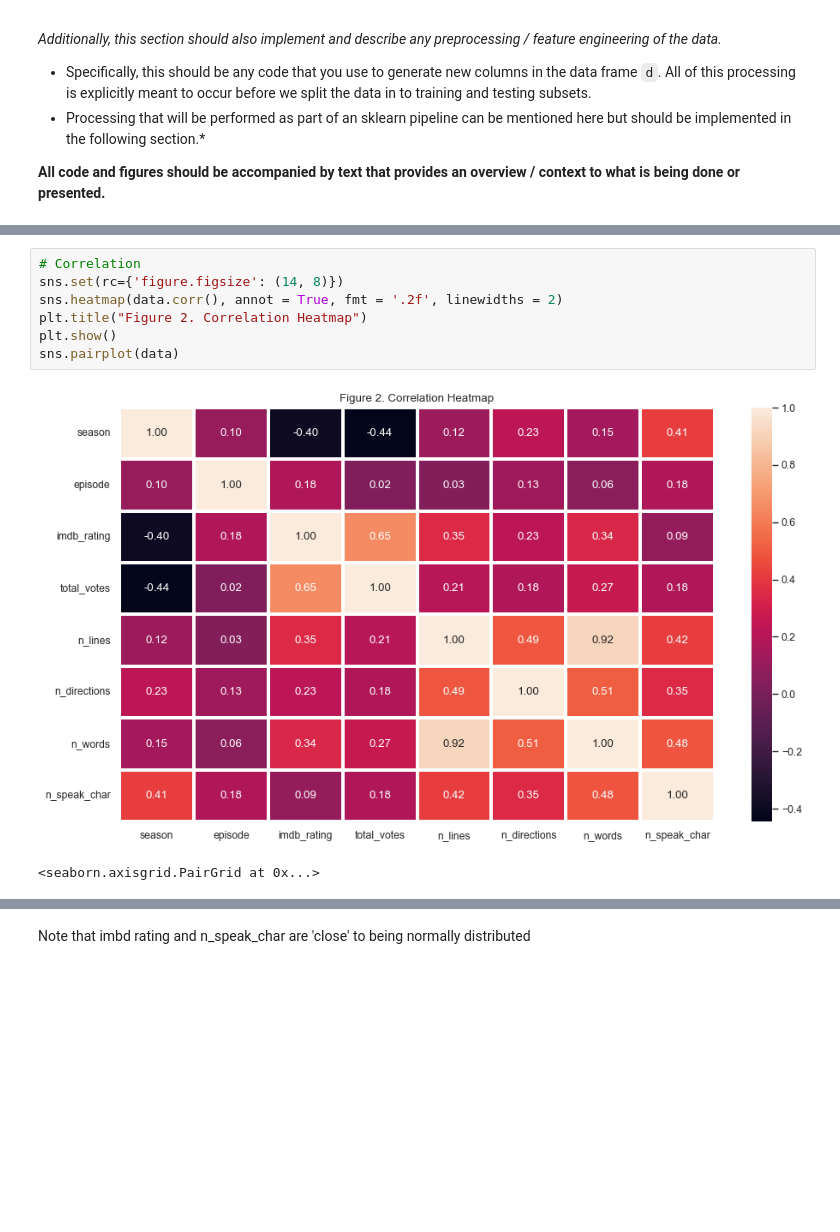
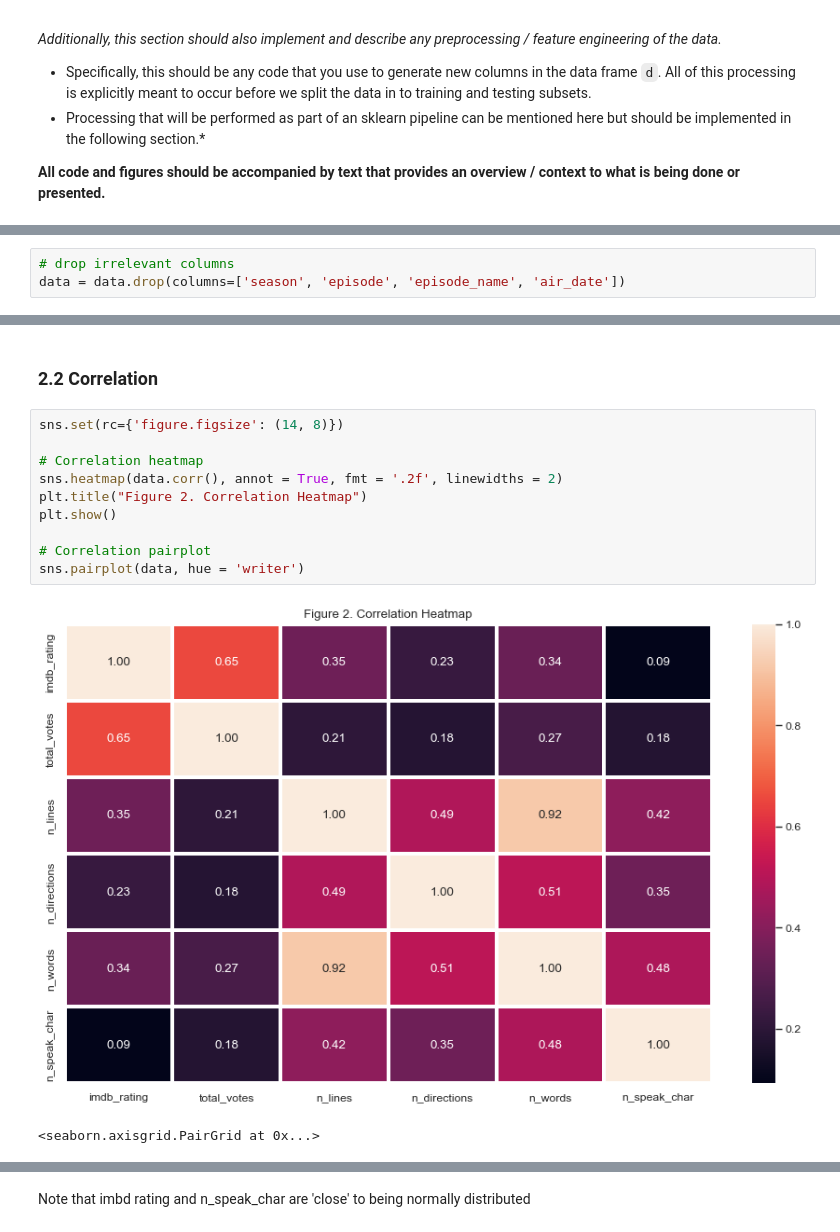
Before and after one commit to aidangarrity/MachineLearningProj1, a Jupyter notebook: project1.ipynb, the cells around one changed output, grey strips where cells are left out. Cells and saved outputs as stored; diff of their text form; blank space fills up the shorter version.

Commit message:
Data Cleaning

```diff
--- a/project1.ipynb
+++ b/project1.ipynb
@@ -99,0 +120,3 @@ We need to remove the seasons, episodes, episode_name and air_date columns becau
+# %%
+# drop irrelevant columns
+data = data.drop(columns=['season', 'episode', 'episode_name', 'air_date'])
@@ -100,10 +138,15 @@ We need to remove the seasons, episodes, episode_name and air_date columns becau
+# %% [markdown]
+### 2.2 Correlation
 # %%
-# Correlation
 sns.set(rc={'figure.figsize': (14, 8)})
+
+# Correlation heatmap
 sns.heatmap(data.corr(), annot = True, fmt = '.2f', linewidths = 2)
 plt.title("Figure 2. Correlation Heatmap")
 plt.show()
-sns.pairplot(data)
+
+# Correlation pairplot
+sns.pairplot(data, hue = 'writer')
 # %% [output]
-[figure, old version]
+[figure, new version]
 <seaborn.axisgrid.PairGrid at 0x...>
```
Also changed, not shown: parts of 17 cells of this notebook.
